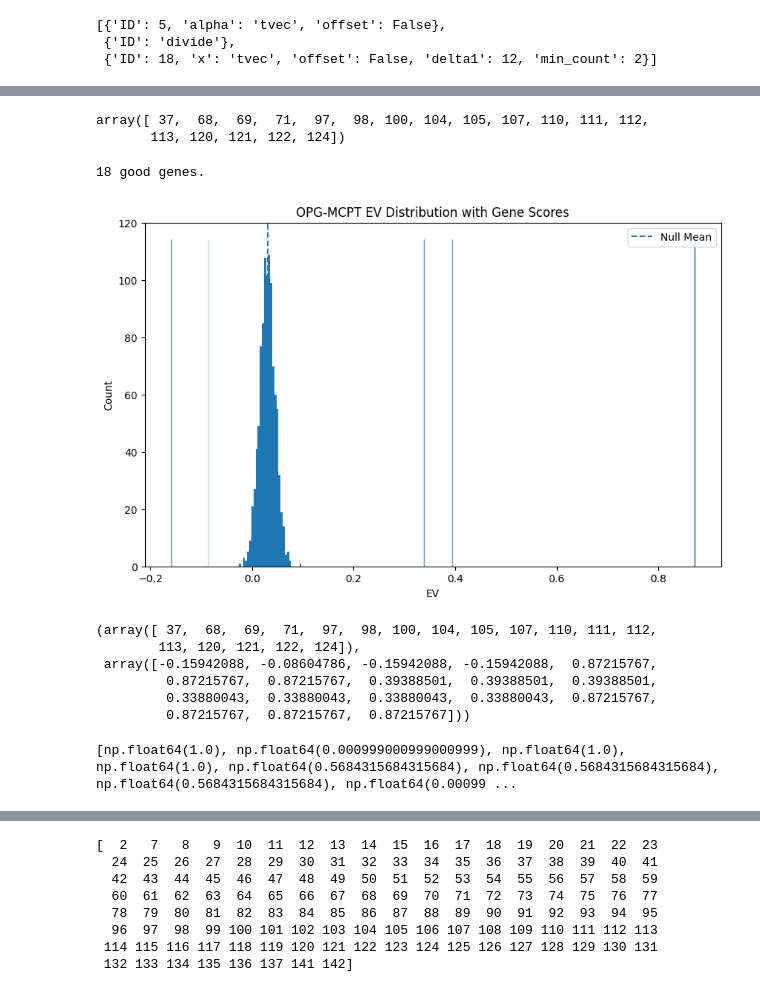
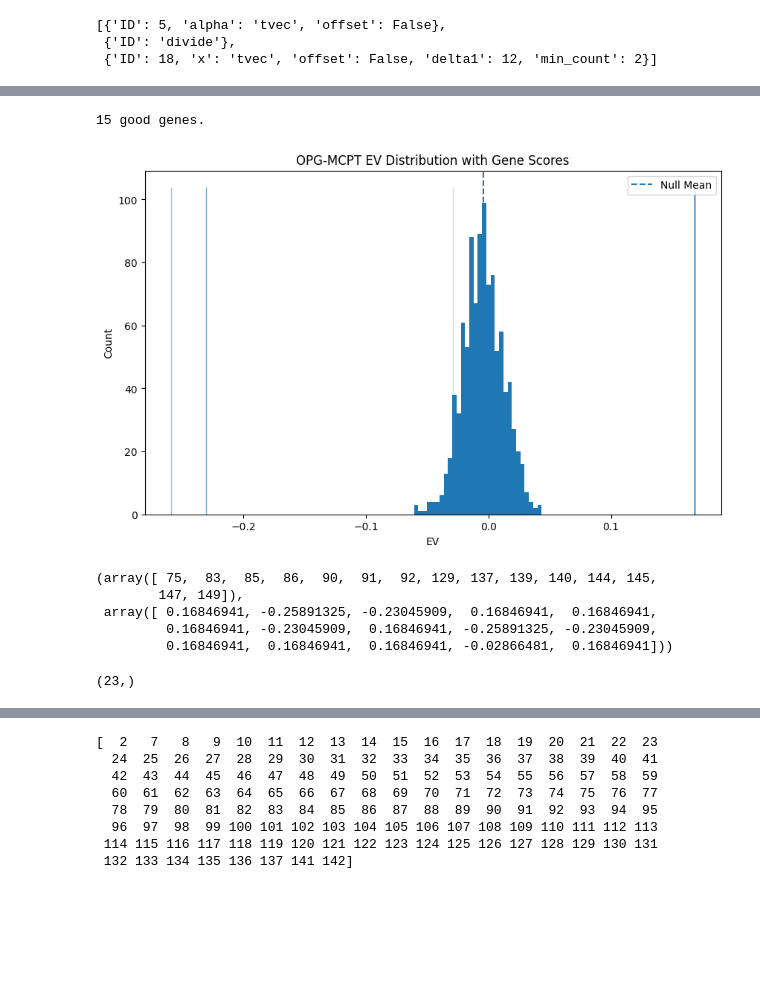
Before and after one commit to Logan-Kelsch/Structural_Regression, a Jupyter notebook: src/dev.ipynb, the cells around one changed output, grey strips where cells are left out. Cells and saved outputs as stored; diff of their text form; code cells hidden in the pictures; blank space fills up the shorter version.

Commit message:
small update finalized iterative dev notebook grammar, need to wrap into functions then make some simple test loops for visualization and let it run for a few hours or something

```diff
--- a/src/dev.ipynb
+++ b/src/dev.ipynb
@@ -1628,8 +1628,3 @@ walker.plot_path()
-# %%
-s_idx
-# %% [output]
-array([ 37,  68,  69,  71,  97,  98, 100, 104, 105, 107, 110, 111, 112,
-       113, 120, 121, 122, 124])
 # %%
 reload(_E)
 reload(_V)
@@ -1637,51 +1632,45 @@ reload(_V)
 import numpy as np
 print(len(s_idx), 'good genes.')
 
-chunk_num = 2
+chunk_num = 1
 
 import transform_ops as _OPS
 instantiation_stats = _I.instantiate_from_ops_chunked_intraday(
                 X,
                 transform_ops=_OPS,
                 chunk_num=chunk_num,
                 chunk_B=8,
             )
 
 pvals, null_scores, details = _E.evaluate_opg_mcpt_fast(
     population=X,
     chunk_num=chunk_num,
     good_idx=s_idx,
     solver_kwargs=solver_kwargs,
     solver_class=_E.Solver,
     n_sims=1000,
     rng=42,
     n_jobs=8,
     return_details=True,
 )
 
 _V.visualize_opg_mcpt_distribution(
     population=X,
     null_returns=null_scores,
     details=details,
     good_idx=s_idx,
     bins=30,
     top_n=None,
     line_alpha=0.25,
 )
 # %% [output]
-18 good genes.
+15 good genes.
-[figure, old version]
+[figure, new version]
-(array([ 37,  68,  69,  71,  97,  98, 100, 104, 105, 107, 110, 111, 112,
-        113, 120, 121, 122, 124]),
- array([-0.15942088, -0.08604786, -0.15942088, -0.15942088,  0.87215767,
-         0.87215767,  0.87215767,  0.39388501,  0.39388501,  0.39388501,
-         0.33880043,  0.33880043,  0.33880043,  0.33880043,  0.87215767,
-         0.87215767,  0.87215767,  0.87215767]))
+(array([ 75,  83,  85,  86,  90,  91,  92, 129, 137, 139, 140, 144, 145,
+        147, 149]),
+ array([ 0.16846941, -0.25891325, -0.23045909,  0.16846941,  0.16846941,
+         0.16846941, -0.23045909,  0.16846941, -0.25891325, -0.23045909,
+         0.16846941,  0.16846941,  0.16846941, -0.02866481,  0.16846941]))
-# %%
-len(s_idx)
-print(pvals[s_idx])
-# %% [output]
-[np.float64(1.0), np.float64(0.000999000999000999), np.float64(1.0), np.float64(1.0), np.float64(0.5684315684315684), np.float64(0.5684315684315684), np.float64(0.5684315684315684), np.float64(0.00099 ...
 # %%
 reload(_E)
 
@@ -1717,4 +1706,8 @@ for idx, i in enumerate(val_tf):
 
 local_tq1d[0] = 0
 local_tfrq[0] = 0
+# %%
+G._tq1d.shape
+# %% [output]
+(23,)
 # %%
```
Also changed, not shown: parts of 4 cells of this notebook, 3 other files.
